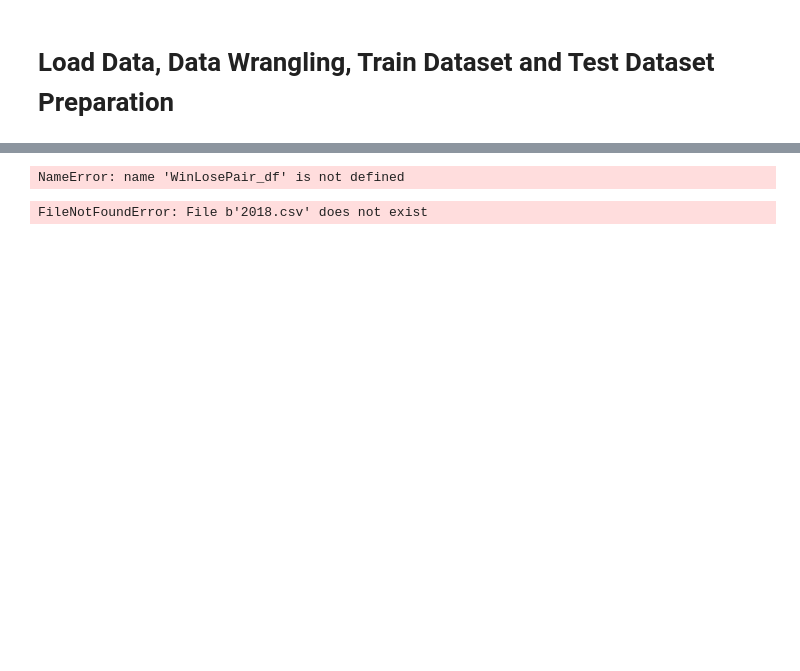
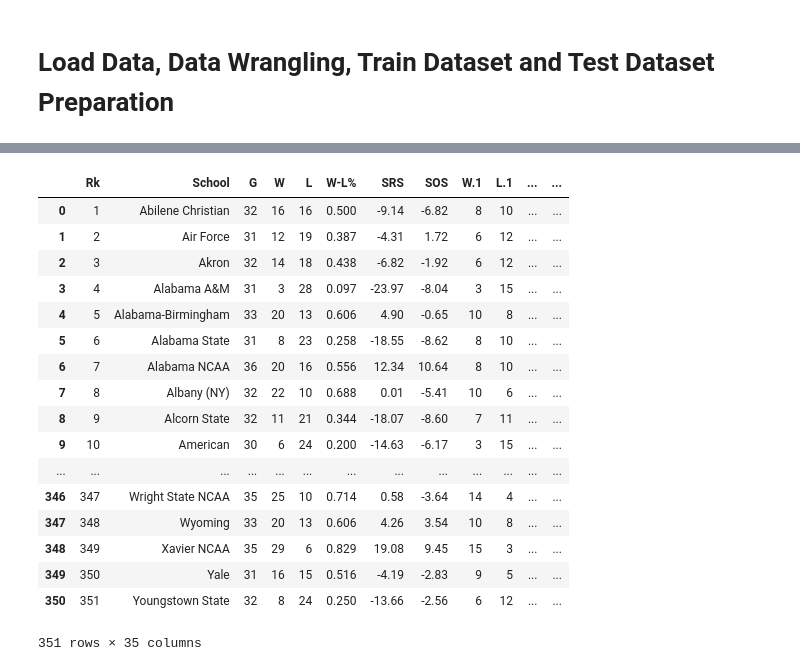
Before and after one commit to eddiewu01/NCAA-Basketball-Prediction, a Jupyter notebook: Data Preparation.ipynb, the cells around one changed output, grey strips where cells are left out. Drawn from its saved outputs; the diff is of its cells as text; code cells hidden in the pictures; blank space fills up the shorter version.

```diff
--- a/Data Preparation.ipynb
+++ b/Data Preparation.ipynb
@@ -39,16 +53,31 @@ TrainDataOriginal_2_df = pd.DataFrame(WinLosePair_df[\
 
 TrainData_df = TrainDataOriginal_1_df.append(TrainDataOriginal_2_df).reset_index(drop = True)
 TrainData = TrainData_df.values
-TrainLabel = np.ones((155100))
-TrainLabel[77550:] = 2
+TrainLabel = np.ones((len(WinLosePair_df)*2))
+TrainLabel[len(WinLosePair_df):] = 2
-# %% [output]
-NameError: name 'WinLosePair_df' is not defined
 # %%
 # Test Data
-Season2018_df = pd.read_csv('2018.csv')
+Season2018_df = pd.read_csv('Data/2018.csv', skiprows = 1)
 Season2018_df
 # %% [output]
+|  | Rk | School | G | W | L | W-L% | SRS | SOS | W.1 | L.1 | ... | ... |
+| 0 | 1 | Abilene Christian | 32 | 16 | 16 | 0.500 | -9.14 | -6.82 | 8 | 10 | ... | ... |
+| 1 | 2 | Air Force | 31 | 12 | 19 | 0.387 | -4.31 | 1.72 | 6 | 12 | ... | ... |
+| 2 | 3 | Akron | 32 | 14 | 18 | 0.438 | -6.82 | -1.92 | 6 | 12 | ... | ... |
+| 3 | 4 | Alabama A&M | 31 | 3 | 28 | 0.097 | -23.97 | -8.04 | 3 | 15 | ... | ... |
+| 4 | 5 | Alabama-Birmingham | 33 | 20 | 13 | 0.606 | 4.90 | -0.65 | 10 | 8 | ... | ... |
+| 5 | 6 | Alabama State | 31 | 8 | 23 | 0.258 | -18.55 | -8.62 | 8 | 10 | ... | ... |
+| 6 | 7 | Alabama NCAA | 36 | 20 | 16 | 0.556 | 12.34 | 10.64 | 8 | 10 | ... | ... |
+| 7 | 8 | Albany (NY) | 32 | 22 | 10 | 0.688 | 0.01 | -5.41 | 10 | 6 | ... | ... |
+| 8 | 9 | Alcorn State | 32 | 11 | 21 | 0.344 | -18.07 | -8.60 | 7 | 11 | ... | ... |
+| 9 | 10 | American | 30 | 6 | 24 | 0.200 | -14.63 | -6.17 | 3 | 15 | ... | ... |
+| ... | ... | ... | ... | ... | ... | ... | ... | ... | ... | ... | ... | ... |
+| 346 | 347 | Wright State NCAA | 35 | 25 | 10 | 0.714 | 0.58 | -3.64 | 14 | 4 | ... | ... |
+| 347 | 348 | Wyoming | 33 | 20 | 13 | 0.606 | 4.26 | 3.54 | 10 | 8 | ... | ... |
+| 348 | 349 | Xavier NCAA | 35 | 29 | 6 | 0.829 | 19.08 | 9.45 | 15 | 3 | ... | ... |
+| 349 | 350 | Yale | 31 | 16 | 15 | 0.516 | -4.19 | -2.83 | 9 | 5 | ... | ... |
+| 350 | 351 | Youngstown State | 32 | 8 | 24 | 0.250 | -13.66 | -2.56 | 6 | 12 | ... | ... |
-FileNotFoundError: File b'2018.csv' does not exist
+351 rows × 35 columns
 # %%
 clf = AdaBoostClassifier(n_estimators=100)
 scores = cross_val_score(clf, TrainData, TrainLabel)
```
Also changed, not shown: parts of 17 cells of this notebook, 2 other files.
